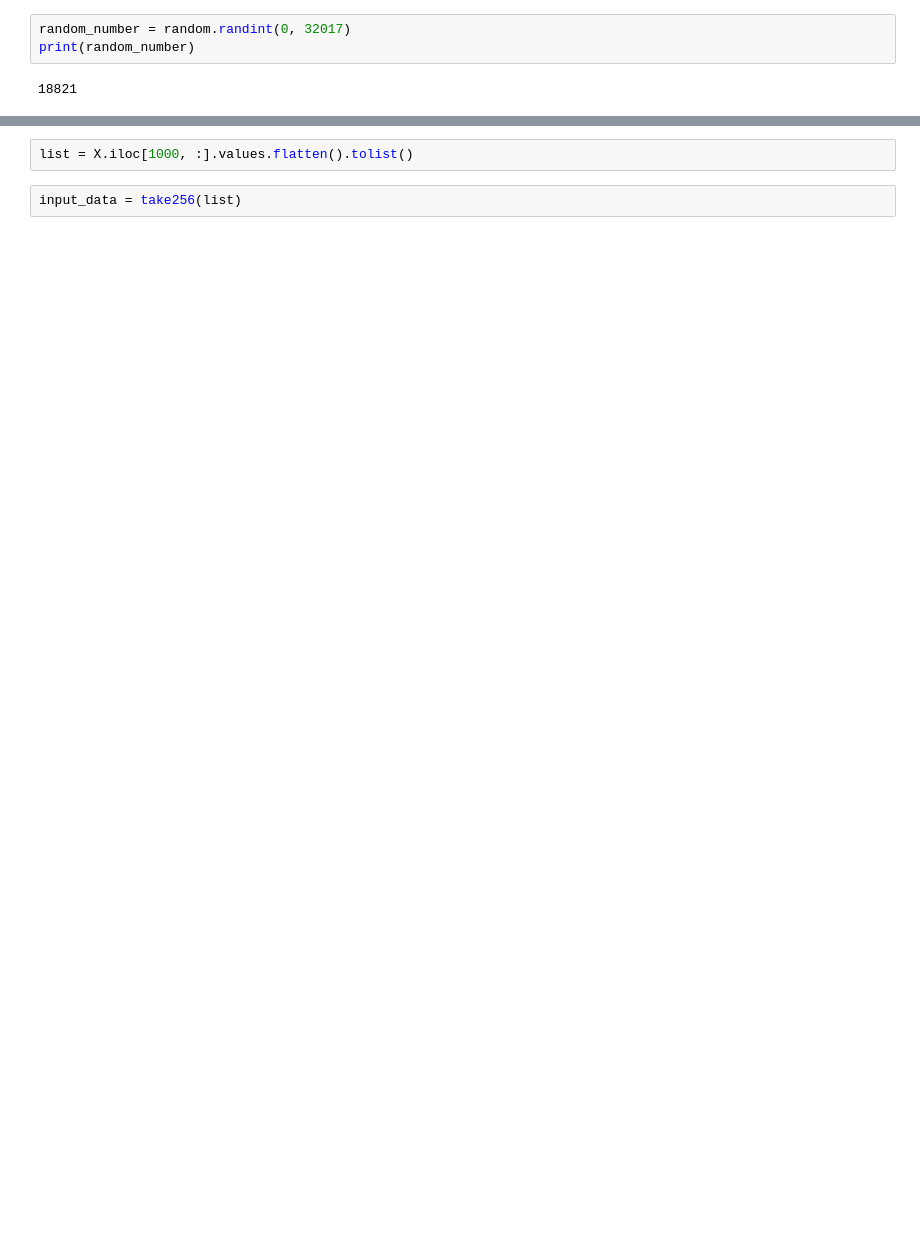
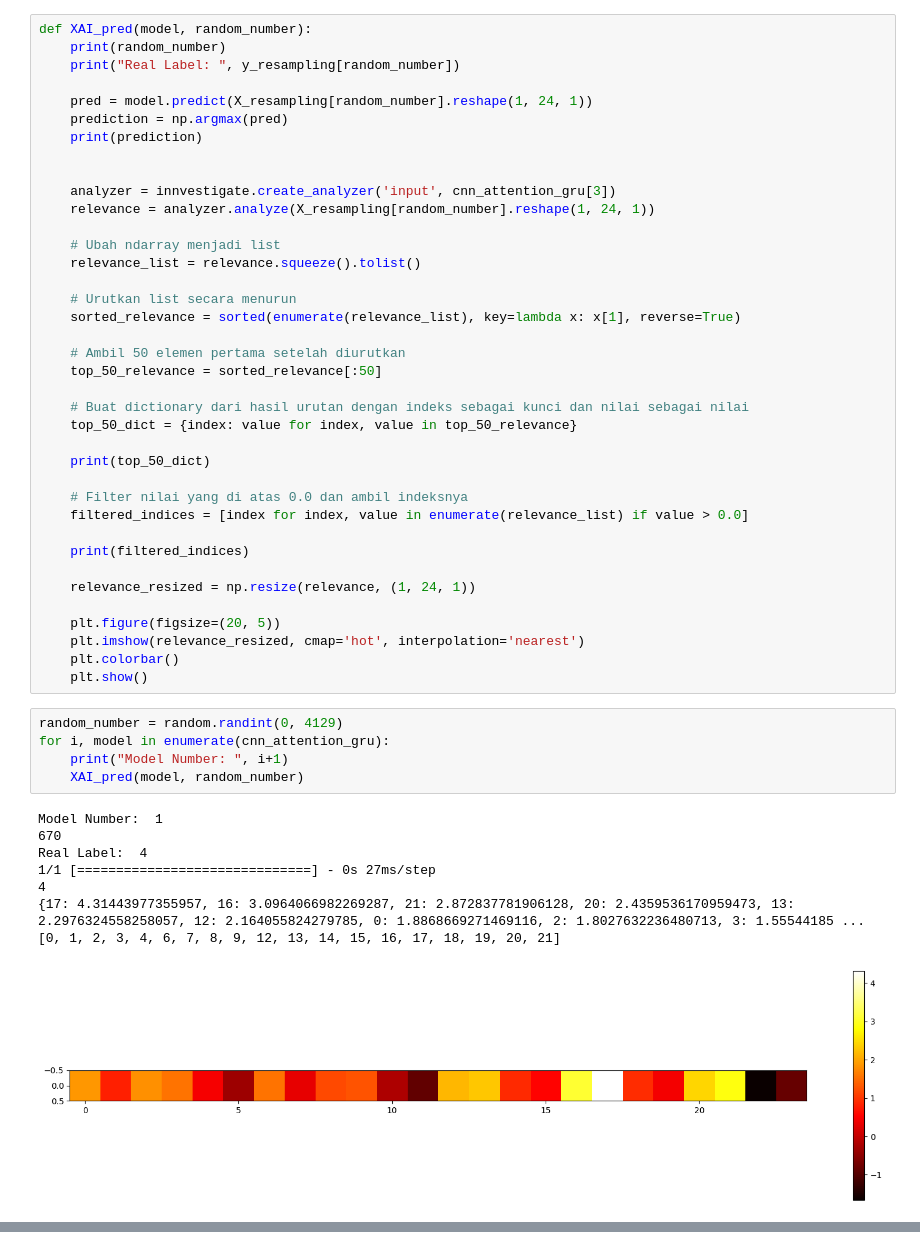
Before and after one commit to macreai/Arrhytmia-Detection-Explainable, a Jupyter notebook: python_TA/explain.ipynb, the cells around one changed output, grey strips where cells are left out. Drawn from its saved outputs; the diff is of its cells as text; blank space fills up the shorter version.

```diff
--- a/python_TA/explain.ipynb
+++ b/python_TA/explain.ipynb
@@ -50,5 +32,52 @@ def take256(list_data):
+# %%
+def XAI_pred(model, random_number):
+    print(random_number)
+    print("Real Label: ", y_resampling[random_number])
+
+    pred = model.predict(X_resampling[random_number].reshape(1, 24, 1))
+    prediction = np.argmax(pred)
+    print(prediction)
+
+
+    analyzer = innvestigate.create_analyzer('input', cnn_attention_gru[3])
+    relevance = analyzer.analyze(X_resampling[random_number].reshape(1, 24, 1))
+
+    # Ubah ndarray menjadi list
+    relevance_list = relevance.squeeze().tolist()
+
+    # Urutkan list secara menurun
+    sorted_relevance = sorted(enumerate(relevance_list), key=lambda x: x[1], reverse=True)
+
+    # Ambil 50 elemen pertama setelah diurutkan
+    top_50_relevance = sorted_relevance[:50]
+
+    # Buat dictionary dari hasil urutan dengan indeks sebagai kunci dan nilai sebagai nilai
+    top_50_dict = {index: value for index, value in top_50_relevance}
+
+    print(top_50_dict)
+
+    # Filter nilai yang di atas 0.0 dan ambil indeksnya
+    filtered_indices = [index for index, value in enumerate(relevance_list) if value > 0.0]
+
+    print(filtered_indices)
+
+    relevance_resized = np.resize(relevance, (1, 24, 1))
+
+    plt.figure(figsize=(20, 5))
+    plt.imshow(relevance_resized, cmap='hot', interpolation='nearest')
+    plt.colorbar()
+    plt.show()
 # %%
-random_number = random.randint(0, 32017)
-print(random_number)
+random_number = random.randint(0, 4129)
+for i, model in enumerate(cnn_attention_gru):
+    print("Model Number: ", i+1)
+    XAI_pred(model, random_number)
 # %% [output]
-18821
+Model Number:  1
+670
+Real Label:  4
+1/1 [==============================] - 0s 27ms/step
+4
+{17: 4.31443977355957, 16: 3.0964066982269287, 21: 2.872837781906128, 20: 2.4359536170959473, 13: 2.2976324558258057, 12: 2.164055824279785, 0: 1.8868669271469116, 2: 1.8027632236480713, 3: 1.55544185 ...
+[0, 1, 2, 3, 4, 6, 7, 8, 9, 12, 13, 14, 15, 16, 17, 18, 19, 20, 21]
+[figure, added]
@@ -55,4 +115,0 @@ print(random_number)
-# %%
-list = X.iloc[1000, :].values.flatten().tolist()
-# %%
-input_data = take256(list)
```
Also changed, not shown: parts of 18 cells of this notebook, 1 other file.
